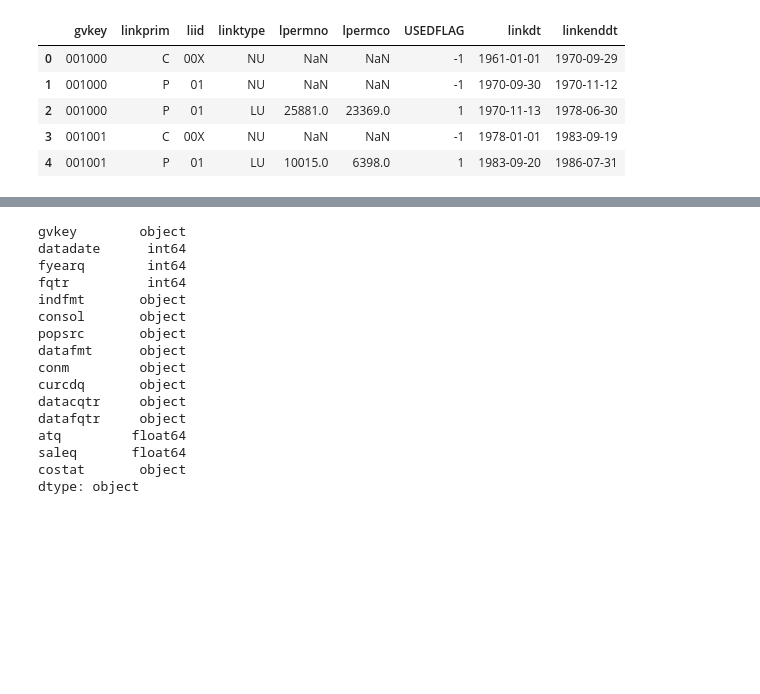
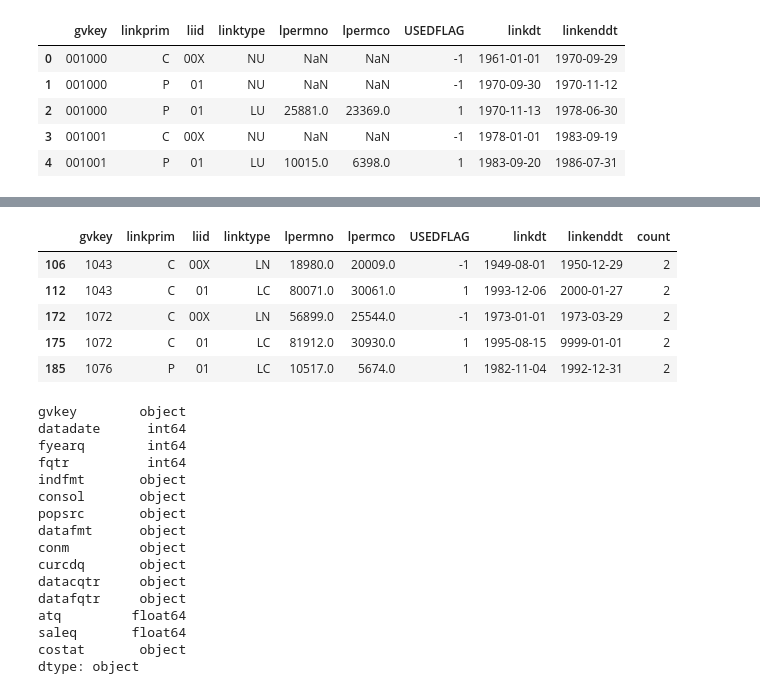
Before and after one commit to Sherry2Wei/QTFinal, a Jupyter notebook: table.ipynb, the cells around one changed output, grey strips where cells are left out. Drawn from its saved outputs; the diff is of its cells as text; code cells hidden in the pictures; blank space fills up the shorter version.

```diff
--- a/table.ipynb
+++ b/table.ipynb
@@ -273,0 +285,4 @@ linkTable['gvkey'] = linkTable.gvkey.astype('str')
+# %%
+linkTable['count'] = linkTable.groupby('gvkey')['gvkey'].transform('count')
+# %%
+linkTable.drop_duplicates(subset = ['gvkey','lpermno'],keep = 'first',inplace = True)
@@ -274,3 +294,12 @@ linkTable['gvkey'] = linkTable.gvkey.astype('str')
+# %%
+linkTable.query('count == 2').head()
+# %% [output]
+|  | gvkey | linkprim | liid | linktype | lpermno | lpermco | USEDFLAG | linkdt | linkenddt | count |
+| 106 | 1043 | C | 00X | LN | 18980.0 | 20009.0 | -1 | 1949-08-01 | 1950-12-29 | 2 |
+| 112 | 1043 | C | 01 | LC | 80071.0 | 30061.0 | 1 | 1993-12-06 | 2000-01-27 | 2 |
+| 172 | 1072 | C | 00X | LN | 56899.0 | 25544.0 | -1 | 1973-01-01 | 1973-03-29 | 2 |
+| 175 | 1072 | C | 01 | LC | 81912.0 | 30930.0 | 1 | 1995-08-15 | 9999-01-01 | 2 |
+| 185 | 1076 | P | 01 | LC | 10517.0 | 5674.0 | 1 | 1982-11-04 | 1992-12-31 | 2 |
 # %%
 atq.dtypes
 # %% [output]
```
Also changed, not shown: parts of 31 cells of this notebook.
